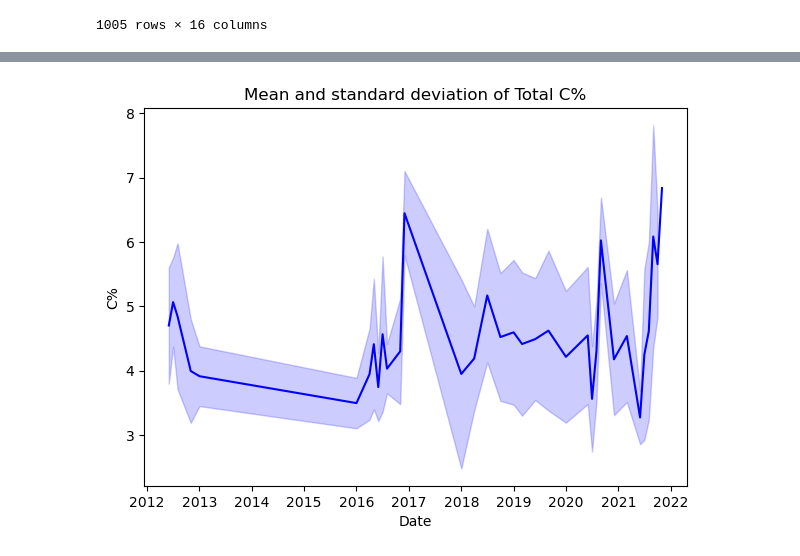
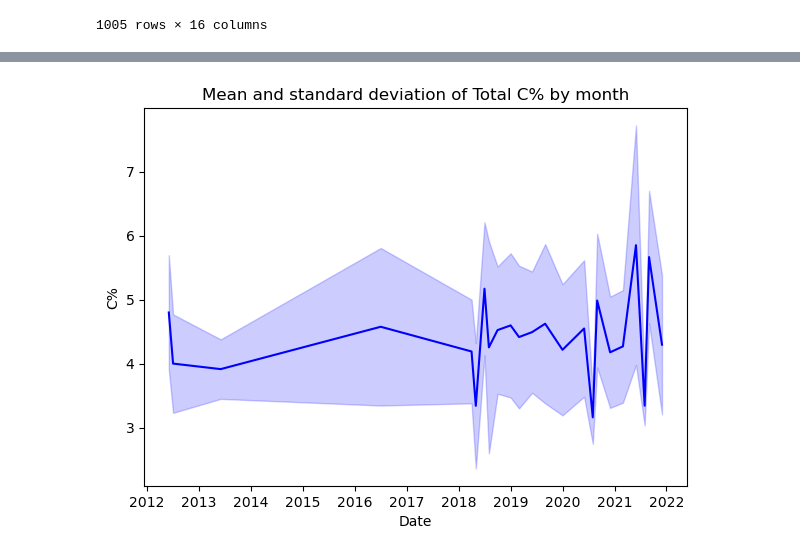
Before and after one commit to neli12/project-carbon-RR, a Jupyter notebook: First steps in analysing RR data.ipynb, the cells around one changed output, grey strips where cells are left out. Cells and saved outputs as stored; diff of their text form; code cells hidden in the pictures.

```diff
--- a/First steps in analysing RR data.ipynb
+++ b/First steps in analysing RR data.ipynb
@@ -936,0 +897,10 @@ group_month
+# %%
+files_df['Sample_date'] = pd.to_datetime(files_df['Sample_date'])
+# %%
+# Create a new column: MM-YYYYa
+month_df = files_df['Sample_date'].dt.to_period('M')
+year_df = files_df['Sample_date'].dt.to_period('Y')
+# %%
+files_df.insert(5, 'Month-year', month_df)
+files_df.insert(6, 'Year', year_df)
+files_df
@@ -936,0 +921,10 @@ group_month
+# %%
+group_by_month = pd.DataFrame(files_df[['Month-year', 'C_total_%w/w']].groupby(['Month-year']).agg(['count', 'mean', 'median', 'std']).reset_index())
+group_by_month.columns = group_by_month.columns.to_flat_index()
+group_by_month.rename(columns = {('Month-year', ''): 'Month-year', ('C_total_%w/w', 'count'): 'count',
+                               ('C_total_%w/w', 'mean'): 'mean', ('C_total_%w/w', 'median'): 'median',
+                               ('C_total_%w/w', 'std'): 'std'},
+                               inplace = True)
+
+group_by_month['Month-year'] = group_by_month['Month-year'].astype('datetime64[ns]')
+group_by_month
@@ -937,18 +949,16 @@ group_month
 # %%
 ## Plot
-mean_plus_st = group_month['mean'] + group_month['std']
-mean_minus_st = group_month['mean'] - group_month['std']
-
 plt.figure(figsize=(7, 5), dpi=100)
-plt.plot(group_month['Month-Year'], group_month['mean'], color = 'blue')
-plt.fill_between(group_month['Month-Year'], mean_plus_st, mean_minus_st, alpha = 0.2, color = 'blue')
+plt.plot(group_by_month['Month-year'], group_by_month['mean'], color = 'blue')
+plt.fill_between(group_by_month['Month-year'], (group_by_month['mean']+group_by_month['std']),
+                 (group_by_month['mean']-group_by_month['std']), alpha = 0.2, color = 'blue')
 plt.title("Mean and standard deviation of Total C% by month")
 plt.xlabel("Date")
 plt.ylabel("C%")
-#plt.savefig('plot_avergae_st_yield.png', dpi=80)
+plt.savefig('average_C_by_month_sd.png', dpi=300)
 
 plt.show()
 # %% [output]
-[figure, old version]
+[figure, new version]
 # %%
 # Group by year and count
```
Also changed, not shown: parts of 31 cells of this notebook.
